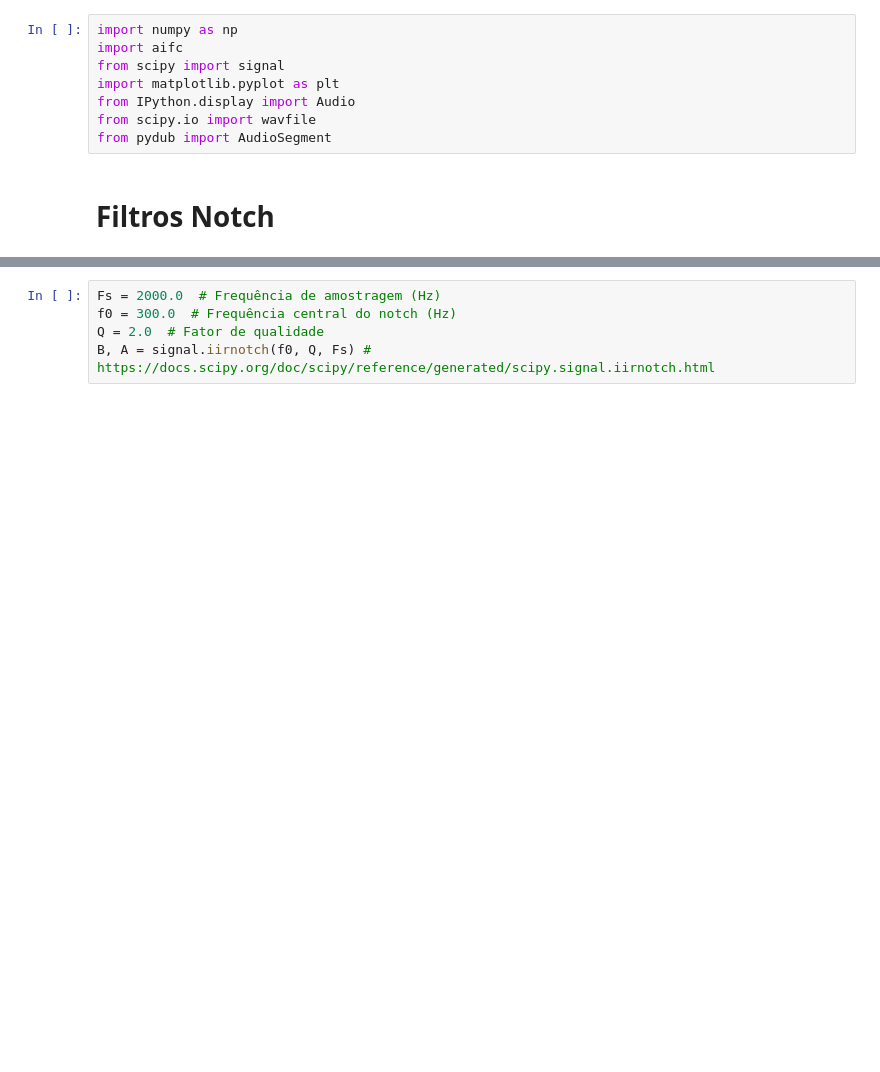
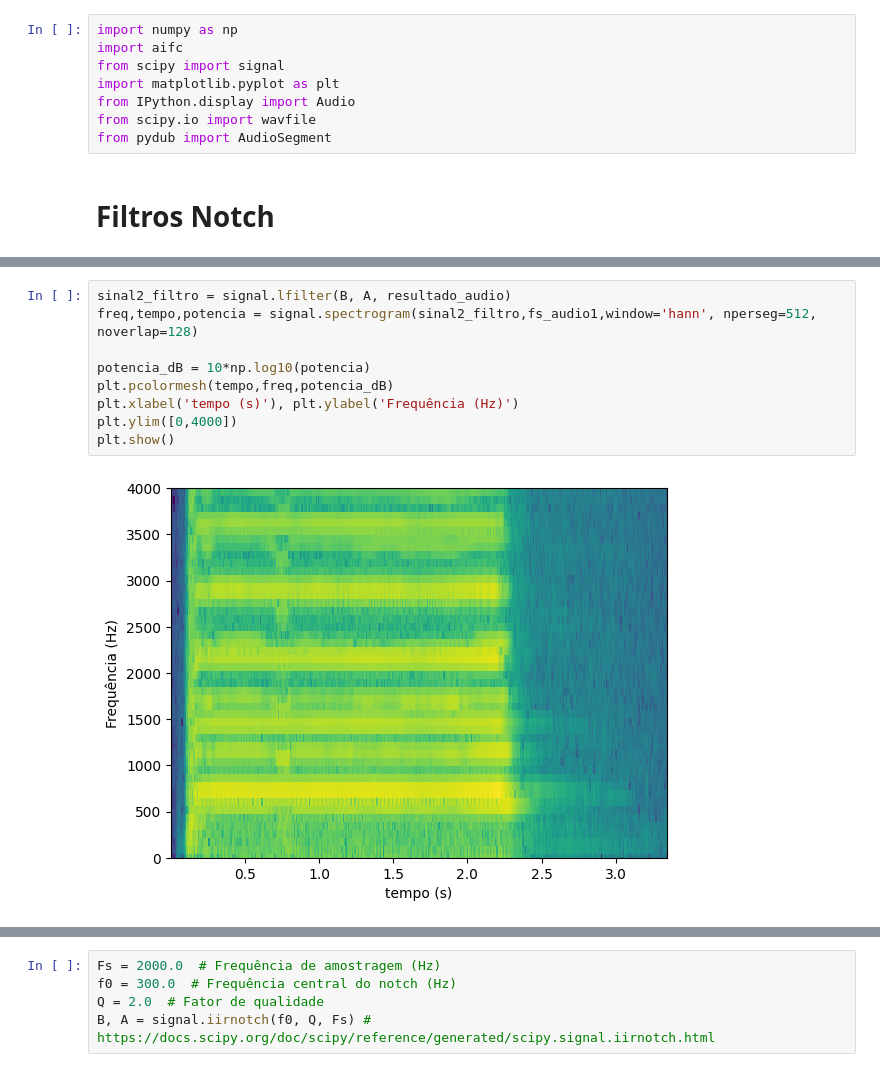
Before and after one commit to MatheusrCunha/PDS_1, a Jupyter notebook: Cópia_de_Filtros_notch_2023_2.ipynb, the cells around one changed output, grey strips where cells are left out. Saved outputs shown, nothing was run; the diff lists cells and outputs as text; blank space fills up the shorter version.

```diff
--- a/Cópia_de_Filtros_notch_2023_2.ipynb
+++ b/Cópia_de_Filtros_notch_2023_2.ipynb
@@ -117,3 +125,14 @@ plt.show()
+# %%
+sinal2_filtro = signal.lfilter(B, A, resultado_audio)
+freq,tempo,potencia = signal.spectrogram(sinal2_filtro,fs_audio1,window='hann', nperseg=512, noverlap=128)
+
+potencia_dB = 10*np.log10(potencia)
+plt.pcolormesh(tempo,freq,potencia_dB)
+plt.xlabel('tempo (s)'), plt.ylabel('Frequência (Hz)')
+plt.ylim([0,4000])
+plt.show()
+# %% [output]
+[figure, added]
 # %%
 potencia_dB = 10*np.log10(potencia)
 plt.pcolormesh(tempo,freq,potencia_dB)
```
Also changed, not shown: parts of 15 cells of this notebook.
